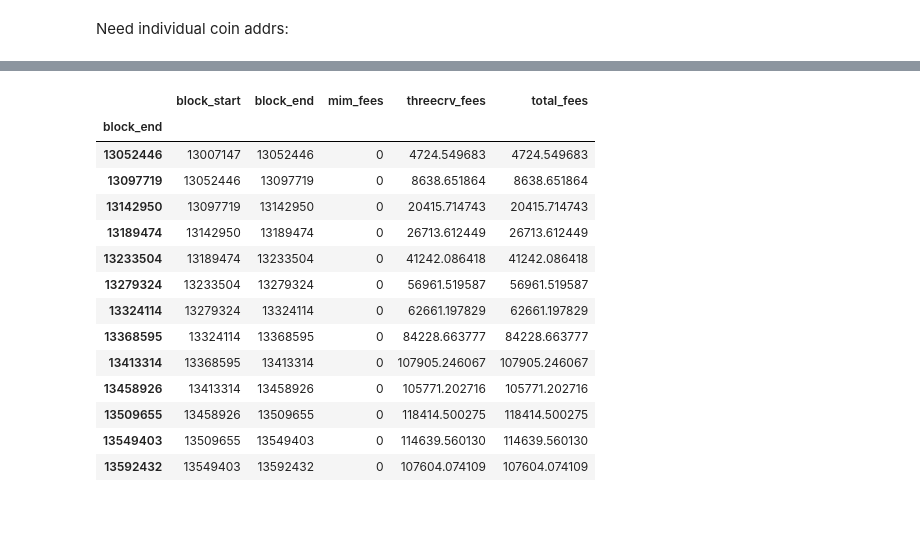
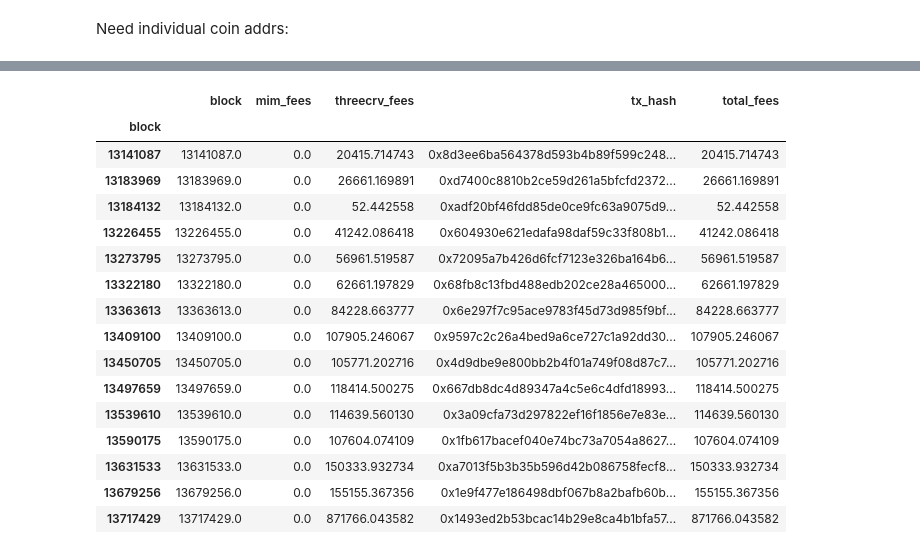
Before and after one commit to bout3fiddy/on-chain-analytics, a Jupyter notebook: notebooks/curve-analysis/curve-pools/pool_revenue_activity/mim/mim_admin_fee_claims.ipynb, the cells around one changed output, grey strips where cells are left out. Drawn from its saved outputs; the diff is of its cells as text; code cells hidden in the pictures; blank space fills up the shorter version.

```diff
--- a/notebooks/curve-analysis/curve-pools/pool_revenue_activity/mim/mim_admin_fee_claims.ipynb
+++ b/notebooks/curve-analysis/curve-pools/pool_revenue_activity/mim/mim_admin_fee_claims.ipynb
@@ -18,7 +19,7 @@ lp_token_addr = "0x5a6A4D54456819380173272A5E8E9B9904BdF41B"
 threecrv_addr = "0x6c3F90f043a72FA612cbac8115EE7e52BDe6E490"
 mim_addr = "0x99D8a9C45b2ecA8864373A26D1459e3Dff1e17F3"
 # %%
-admin_claim_addrs = "0xA464e6DCda8AC41e03616F95f4BC98a13b8922Dc"
+admin_2 = "0xA464e6DCda8AC41e03616F95f4BC98a13b8922Dc"
 admin = "0xeCb456EA5365865EbAb8a2661B0c503410e9B347"
 # %%
 pool_addr.lower()
@@ -39,3 +40,12 @@ subgraph_tripool_fees = get_curve_fees(pool_token_addr=lp_token_addr)
 blocks = list([int(i) for i in subgraph_tripool_fees.block.values])
 subgraph_block_ranges = list(zip(blocks, blocks[1:]))
 subgraph_tripool_fees.index = subgraph_tripool_fees.block
+# %%
+ecb_txes = get_txes_between_blocks(address=admin.lower(), from_block=blocks[0], to_block=blocks[-1])
+ecb_tx_blocks = [int(i['blockNumber']) for i in ecb_txes]
+admin_2_txes = get_txes_between_blocks(address=admin_2.lower(), from_block=blocks[0], to_block=blocks[-1])
+admin_2_tx_blocks = [int(i['blockNumber']) for i in admin_2_txes]
+
+tx_blocks = list(set(ecb_tx_blocks) - set(admin_2_tx_blocks))
+tx_blocks = sorted(tx_blocks)
+tx_blocks
@@ -42,6 +70,9 @@ subgraph_tripool_fees.index = subgraph_tripool_fees.block
 # %%
 fees_for_range = []
-for (block_start, block_end) in subgraph_block_ranges:
+for block in tx_blocks:
+
+    block_start = block - 1
+    block_end = block + 1
 
     print(f"Chain checkoooor-ing blocks: {block_start}:{block_end}")
 
@@ -57,10 +88,11 @@ for (block_start, block_end) in subgraph_block_ranges:
         from_address = transfer['args']['_from']
         value = transfer['args']['_value']
         block = transfer['blockNumber']
+        tx_hash = transfer['transactionHash'].hex()
 
         if (
                 from_address == pool_addr and
-                to_address in [admin_claim_addrs, admin]
+                to_address in [admin_2, admin]
         ):
             mim_fees += value*1e-18
 
@@ -76,18 +108,19 @@ for (block_start, block_end) in subgraph_block_ranges:
         from_address = transfer['args']['_from']
         value = transfer['args']['_value']
         block = transfer['blockNumber']
+        tx_hash = transfer['transactionHash'].hex()
 
         if (
                 from_address == pool_addr and
-                to_address in [admin_claim_addrs, admin]
+                to_address in [admin_2, admin]
         ):
             threecrv_fees += value*1e-18
 
     dict_fees = {
-        'block_start': block_start,
-        'block_end': block_end,
+        'block': block,
         'mim_fees': mim_fees,
-        'threecrv_fees': threecrv_fees
+        'threecrv_fees': threecrv_fees,
+        'tx_hash': tx_hash
     }
     fees_for_range.append(dict_fees)
 
@@ -124,20 +160,23 @@ Chain checkoooor-ing blocks: 13549403:13592432
 # %%
 df_fees['total_fees'] = df_fees.mim_fees + df_fees.threecrv_fees
-df_fees.index = df_fees.block_end
+df_fees.index = df_fees.block
+df_fees = df_fees.where(df_fees.total_fees > 0).dropna()
 df_fees
 # %% [output]
-|  | block_start | block_end | mim_fees | threecrv_fees | total_fees |
-| block_end |  |  |  |  |  |
-| 13052446 | 13007147 | 13052446 | 0 | 4724.549683 | 4724.549683 |
-| 13097719 | 13052446 | 13097719 | 0 | 8638.651864 | 8638.651864 |
-| 13142950 | 13097719 | 13142950 | 0 | 20415.714743 | 20415.714743 |
-| 13189474 | 13142950 | 13189474 | 0 | 26713.612449 | 26713.612449 |
-| 13233504 | 13189474 | 13233504 | 0 | 41242.086418 | 41242.086418 |
-| 13279324 | 13233504 | 13279324 | 0 | 56961.519587 | 56961.519587 |
-| 13324114 | 13279324 | 13324114 | 0 | 62661.197829 | 62661.197829 |
-| 13368595 | 13324114 | 13368595 | 0 | 84228.663777 | 84228.663777 |
-| 13413314 | 13368595 | 13413314 | 0 | 107905.246067 | 107905.246067 |
-| 13458926 | 13413314 | 13458926 | 0 | 105771.202716 | 105771.202716 |
-| 13509655 | 13458926 | 13509655 | 0 | 118414.500275 | 118414.500275 |
-| 13549403 | 13509655 | 13549403 | 0 | 114639.560130 | 114639.560130 |
-| 13592432 | 13549403 | 13592432 | 0 | 107604.074109 | 107604.074109 |
+|  | block | mim_fees | threecrv_fees | tx_hash | total_fees |
+| block |  |  |  |  |  |
+| 13141087 | 13141087.0 | 0.0 | 20415.714743 | 0x8d3ee6ba564378d593b4b89f599c248... | 20415.714743 |
+| 13183969 | 13183969.0 | 0.0 | 26661.169891 | 0xd7400c8810b2ce59d261a5bfcfd2372... | 26661.169891 |
+| 13184132 | 13184132.0 | 0.0 | 52.442558 | 0xadf20bf46fdd85de0ce9fc63a9075d9... | 52.442558 |
+| 13226455 | 13226455.0 | 0.0 | 41242.086418 | 0x604930e621edafa98daf59c33f808b1... | 41242.086418 |
+| 13273795 | 13273795.0 | 0.0 | 56961.519587 | 0x72095a7b426d6fcf7123e326ba164b6... | 56961.519587 |
+| 13322180 | 13322180.0 | 0.0 | 62661.197829 | 0x68fb8c13fbd488edb202ce28a465000... | 62661.197829 |
+| 13363613 | 13363613.0 | 0.0 | 84228.663777 | 0x6e297f7c95ace9783f45d73d985f9bf... | 84228.663777 |
+| 13409100 | 13409100.0 | 0.0 | 107905.246067 | 0x9597c2c26a4bed9a6ce727c1a92dd30... | 107905.246067 |
+| 13450705 | 13450705.0 | 0.0 | 105771.202716 | 0x4d9dbe9e800bb2b4f01a749f08d87c7... | 105771.202716 |
+| 13497659 | 13497659.0 | 0.0 | 118414.500275 | 0x667db8dc4d89347a4c5e6c4dfd18993... | 118414.500275 |
+| 13539610 | 13539610.0 | 0.0 | 114639.560130 | 0x3a09cfa73d297822ef16f1856e7e83e... | 114639.560130 |
+| 13590175 | 13590175.0 | 0.0 | 107604.074109 | 0x1fb617bacef040e74bc73a7054a8627... | 107604.074109 |
+| 13631533 | 13631533.0 | 0.0 | 150333.932734 | 0xa7013f5b3b35b596d42b086758fecf8... | 150333.932734 |
+| 13679256 | 13679256.0 | 0.0 | 155155.367356 | 0x1e9f477e186498dbf067b8a2bafb60b... | 155155.367356 |
+| 13717429 | 13717429.0 | 0.0 | 871766.043582 | 0x1493ed2b53bcac14b29e8ca4b1bfa57... | 871766.043582 |
```
Also changed, not shown: parts of 21 cells of this notebook, 15 other files.
